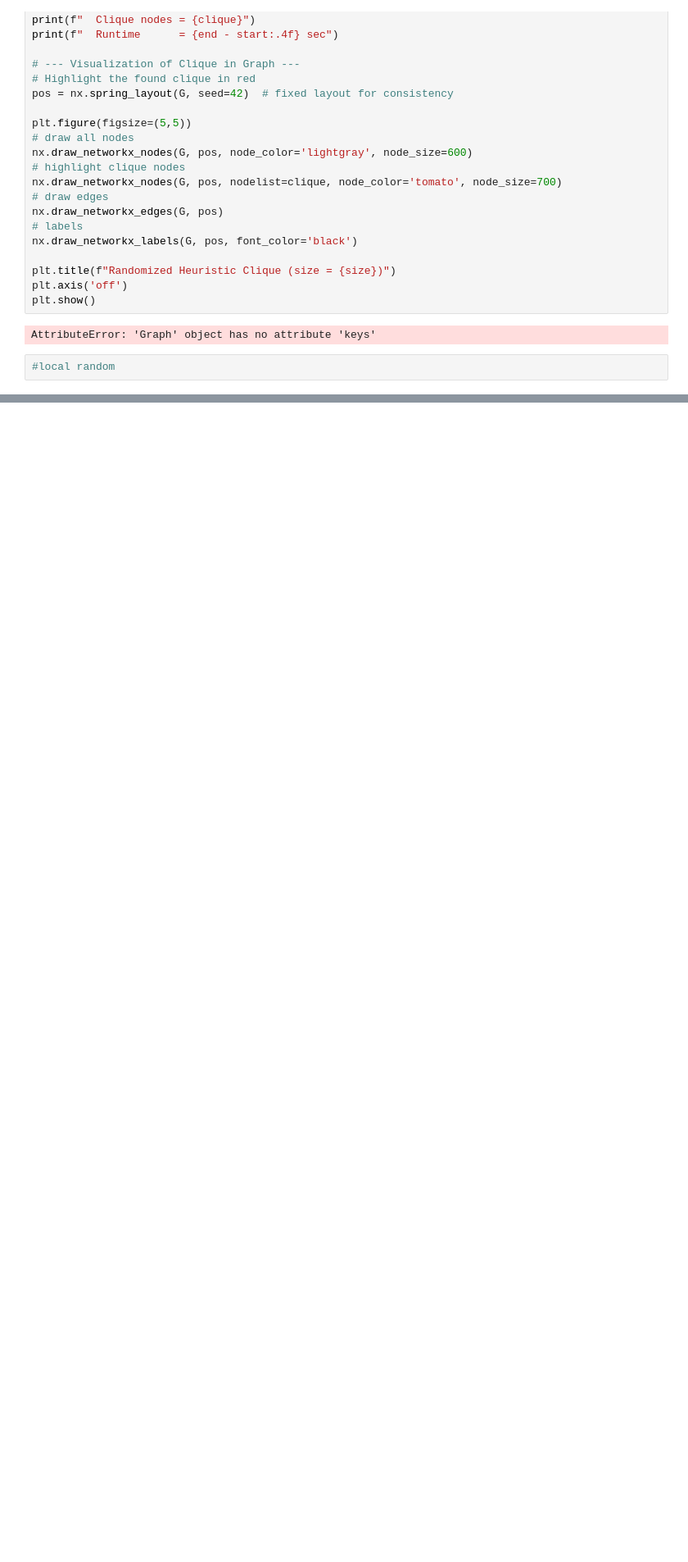
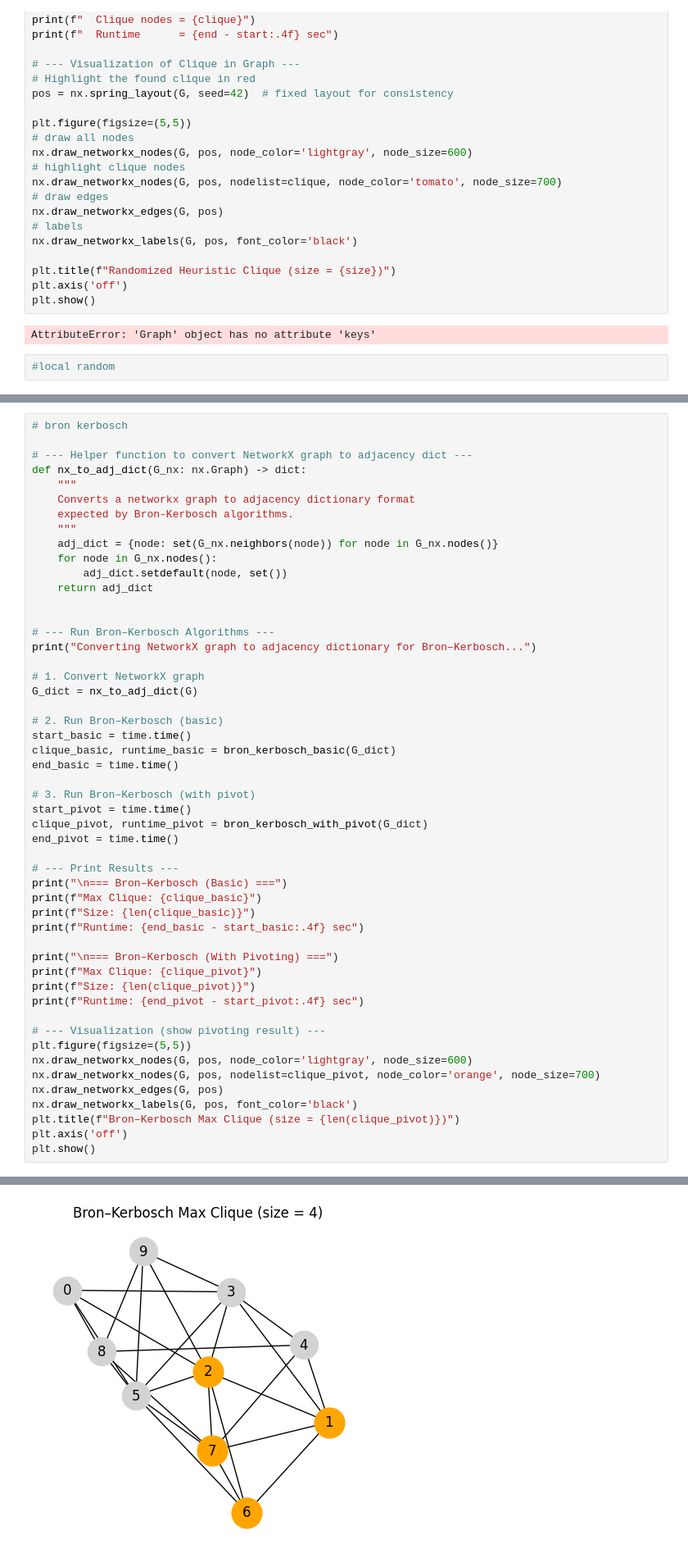
Before and after one commit to NehaP1706/MaximumClique, a Jupyter notebook: experiments/random.ipynb, the cells around one changed output, grey strips where cells are left out. Shown at 82% size. Cells and saved outputs as stored; diff of their text form; blank space fills up the shorter version.

Commit message:
bron_kerbosch for random.ipynb and downloaded datasets

```diff
--- a/experiments/random.ipynb
+++ b/experiments/random.ipynb
@@ -145,0 +144,52 @@ AttributeError: 'Graph' object has no attribute 'keys'
+# %%
+# bron kerbosch
+
+# --- Helper function to convert NetworkX graph to adjacency dict ---
+def nx_to_adj_dict(G_nx: nx.Graph) -> dict:
+    """
+    Converts a networkx graph to adjacency dictionary format
+    expected by Bron-Kerbosch algorithms.
+    """
+    adj_dict = {node: set(G_nx.neighbors(node)) for node in G_nx.nodes()}
+    for node in G_nx.nodes():
+        adj_dict.setdefault(node, set())
+    return adj_dict
+
+
+# --- Run Bron–Kerbosch Algorithms ---
+print("Converting NetworkX graph to adjacency dictionary for Bron–Kerbosch...")
+
+# 1. Convert NetworkX graph
+G_dict = nx_to_adj_dict(G)
+
+# 2. Run Bron–Kerbosch (basic)
+start_basic = time.time()
+clique_basic, runtime_basic = bron_kerbosch_basic(G_dict)
+end_basic = time.time()
+
+# 3. Run Bron–Kerbosch (with pivot)
+start_pivot = time.time()
+clique_pivot, runtime_pivot = bron_kerbosch_with_pivot(G_dict)
+end_pivot = time.time()
+
+# --- Print Results ---
+print("\n=== Bron–Kerbosch (Basic) ===")
+print(f"Max Clique: {clique_basic}")
+print(f"Size: {len(clique_basic)}")
+print(f"Runtime: {end_basic - start_basic:.4f} sec")
+
+print("\n=== Bron–Kerbosch (With Pivoting) ===")
+print(f"Max Clique: {clique_pivot}")
+print(f"Size: {len(clique_pivot)}")
+print(f"Runtime: {end_pivot - start_pivot:.4f} sec")
+
+# --- Visualization (show pivoting result) ---
+plt.figure(figsize=(5,5))
+nx.draw_networkx_nodes(G, pos, node_color='lightgray', node_size=600)
+nx.draw_networkx_nodes(G, pos, nodelist=clique_pivot, node_color='orange', node_size=700)
+nx.draw_networkx_edges(G, pos)
+nx.draw_networkx_labels(G, pos, font_color='black')
+plt.title(f"Bron–Kerbosch Max Clique (size = {len(clique_pivot)})")
+plt.axis('off')
+plt.show()
+# %% [output]
@@ -145,0 +207 @@ AttributeError: 'Graph' object has no attribute 'keys'
+[figure, added]
```
Also changed, not shown: parts of 4 cells of this notebook, 8 other files.
